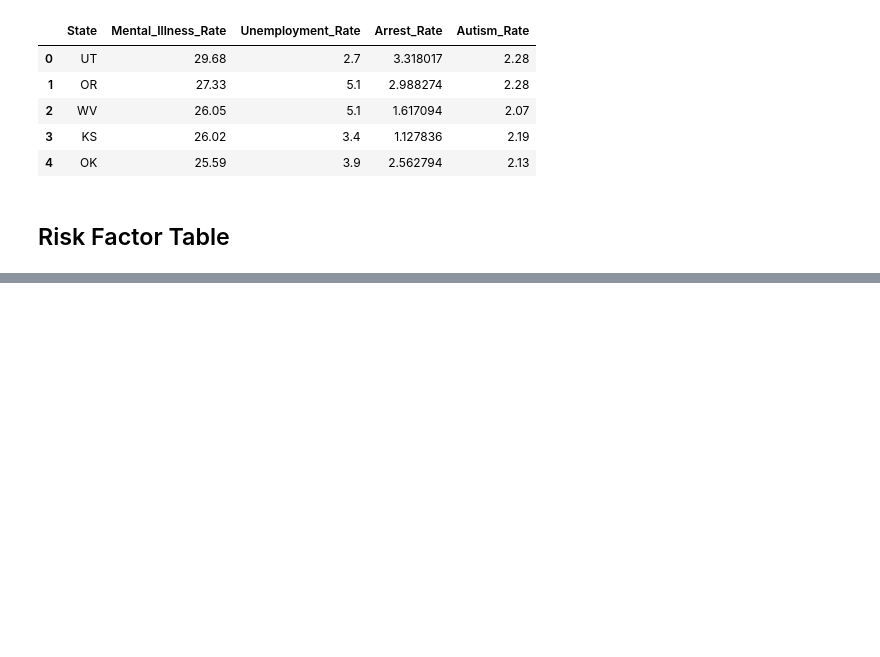
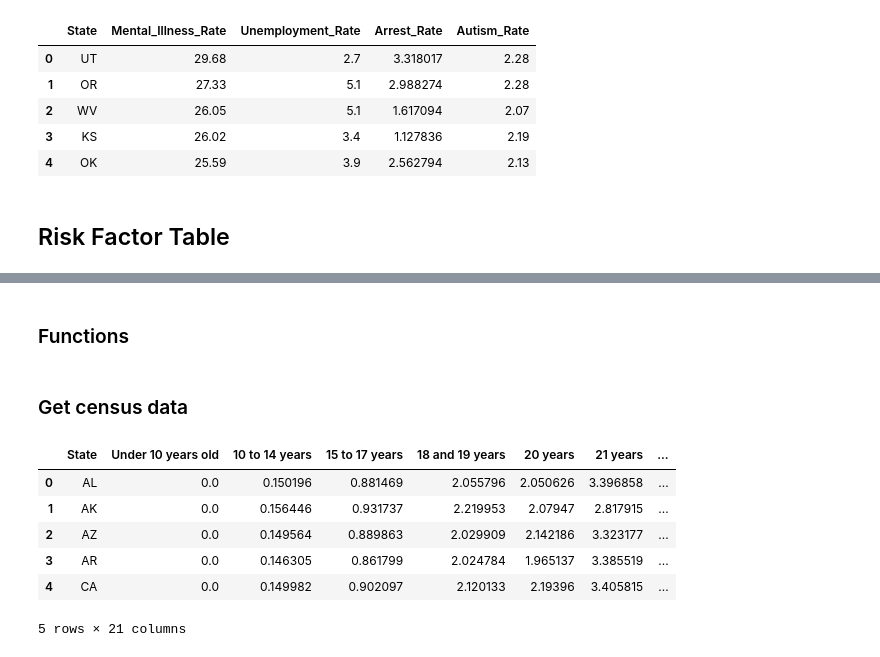
Before and after one commit to benoitchamot/Shootings, a Jupyter notebook: Model/Model_Statistical.ipynb, the cells around one changed output, grey strips where cells are left out. Saved outputs shown, nothing was run; the diff lists cells and outputs as text; code cells hidden in the pictures; blank space fills up the shorter version.

```diff
--- a/Model/Model_Statistical.ipynb
+++ b/Model/Model_Statistical.ipynb
@@ -280,0 +282,4 @@ state_risks_df
+# %%
+# Shooter age distribution
+age_stat_df = get_distribution(shooter_profile, 'Age Bracket',0)
+age_stat_df
@@ -280,0 +304,2 @@ state_risks_df
+# %% [markdown]
+### Functions
@@ -280,0 +364,30 @@ state_risks_df
+# %% [markdown]
+### Get census data
+# %%
+# Get census data (saved file)
+csv = Path('../clean_data/clean_male_population_age.csv')
+male_age_census_pd = pd.read_csv(csv)
+
+# Get all states available in census data
+states = male_age_census_pd['state'].tolist()
+
+# Create age risk table for first state in list
+state = states[0]
+age_risk_factor = get_age_risk_factor_table(age_stat_df, male_age_census_pd, state)
+
+# Create and join age risk tables for all other states
+for state in states[1:]:
+    age_risk_factor = pd.concat([age_risk_factor, get_age_risk_factor_table(age_stat_df, male_age_census_pd, state)])
+
+age_risk_factor = age_risk_factor.reset_index()
+age_risk_factor = age_risk_factor.rename(columns={'index': 'State'})
+
+age_risk_factor.head()
+# %% [output]
+|  | State | Under 10 years old | 10 to 14 years | 15 to 17 years | 18 and 19 years | 20 years | 21 years | ... |
+| 0 | AL | 0.0 | 0.150196 | 0.881469 | 2.055796 | 2.050626 | 3.396858 | ... |
+| 1 | AK | 0.0 | 0.156446 | 0.931737 | 2.219953 | 2.07947 | 2.817915 | ... |
+| 2 | AZ | 0.0 | 0.149564 | 0.889863 | 2.029909 | 2.142186 | 3.323177 | ... |
+| 3 | AR | 0.0 | 0.146305 | 0.861799 | 2.024784 | 1.965137 | 3.385519 | ... |
+| 4 | CA | 0.0 | 0.149982 | 0.902097 | 2.120133 | 2.19396 | 3.405815 | ... |
+5 rows × 21 columns
```
Also changed, not shown: parts of 16 cells of this notebook, 3 other files.
